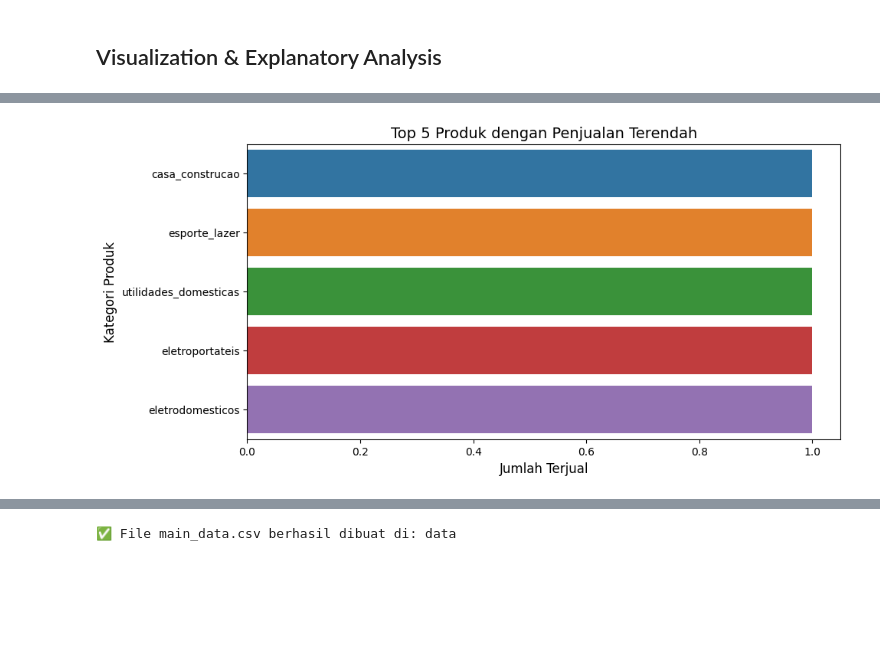
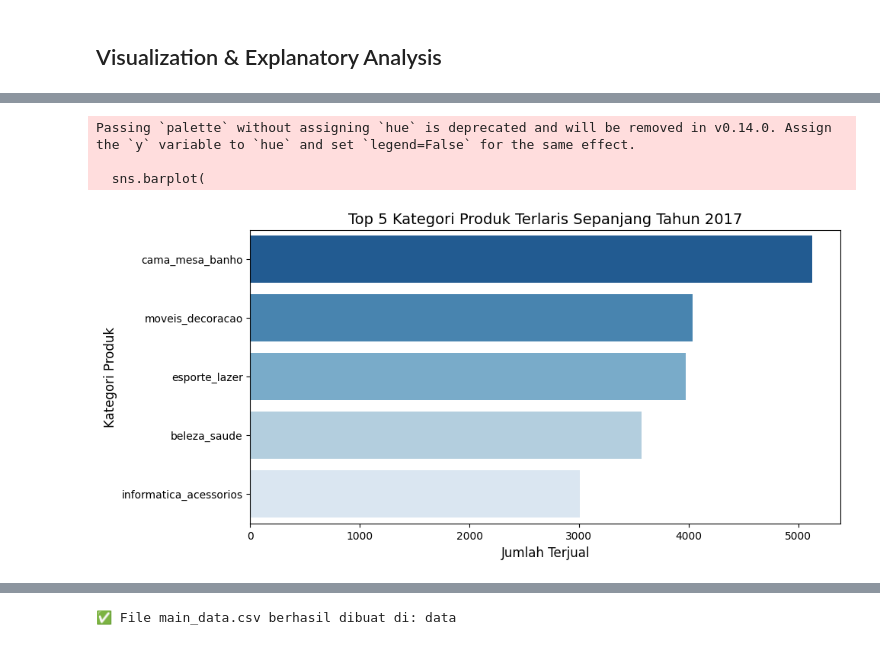
Before and after one commit to yudhakr/E-Commerce, a Jupyter notebook: notebook.ipynb, the cells around one changed output, grey strips where cells are left out. Drawn from its saved outputs; the diff is of its cells as text; code cells hidden in the pictures; blank space fills up the shorter version.

```diff
--- a/notebook.ipynb
+++ b/notebook.ipynb
@@ -341,0 +404,6 @@ dtype: object
+# %%
+# Konversi kolom ke datetime agar bisa menggunakan aksesor .dt
+orders_df['order_purchase_timestamp'] = pd.to_datetime(orders_df['order_purchase_timestamp'])
+
+# Menghitung jumlah pesanan per tahun
+orders_df['order_purchase_timestamp'].dt.year.value_counts()
@@ -373,0 +541,11 @@ sales_trend.tail(5)  # 5 bulan terakhir
+# %%
+# Pastikan kolom tanggal bertipe datetime
+orders_df['order_purchase_timestamp'] = pd.to_datetime(
+    orders_df['order_purchase_timestamp']
+)
+
+# Filter transaksi tahun 2017
+orders_2017 = orders_df[
+    (orders_df['order_purchase_timestamp'] >= '2017-01-01') &
+    (orders_df['order_purchase_timestamp'] <= '2017-12-31')
+]
@@ -486,13 +680,31 @@ plt.show()
 # %%
+# Menghitung 5 kategori produk terlaris di tahun 2017
+top5_2017 = (
+    orders_df[orders_df["order_purchase_timestamp"].between("2017-01-01", "2017-12-31")]
+    .merge(order_items_df, on="order_id")
+    .merge(products_df, on="product_id")
+    .groupby("product_category_name")["order_id"]
+    .count()
+    .sort_values(ascending=False)
+    .head(5)
+)
+
 plt.figure(figsize=(10, 5))
-sns.barplot(y=least_selling_products["product_category_name"],
-            x=least_selling_products["order_id"],
-            hue=least_selling_products["product_category_name"],
-            dodge=False,
-            legend=False)
+sns.barplot(
+    x=top5_2017.values,
+    y=top5_2017.index,
+    palette='Blues_r'
+)
+
 plt.xlabel("Jumlah Terjual", fontsize=12)
 plt.ylabel("Kategori Produk", fontsize=12)
-plt.title("Top 5 Produk dengan Penjualan Terendah", fontsize=14)
+plt.title(
+    "Top 5 Kategori Produk Terlaris Sepanjang Tahun 2017",
+    fontsize=14
+)
 plt.show()
 # %% [output]
+Passing `palette` without assigning `hue` is deprecated and will be removed in v0.14.0. Assign the `y` variable to `hue` and set `legend=False` for the same effect.
+
+  sns.barplot(
-[figure, old version]
+[figure, new version]
```
Also changed, not shown: parts of 41 cells of this notebook, 1 other file.
